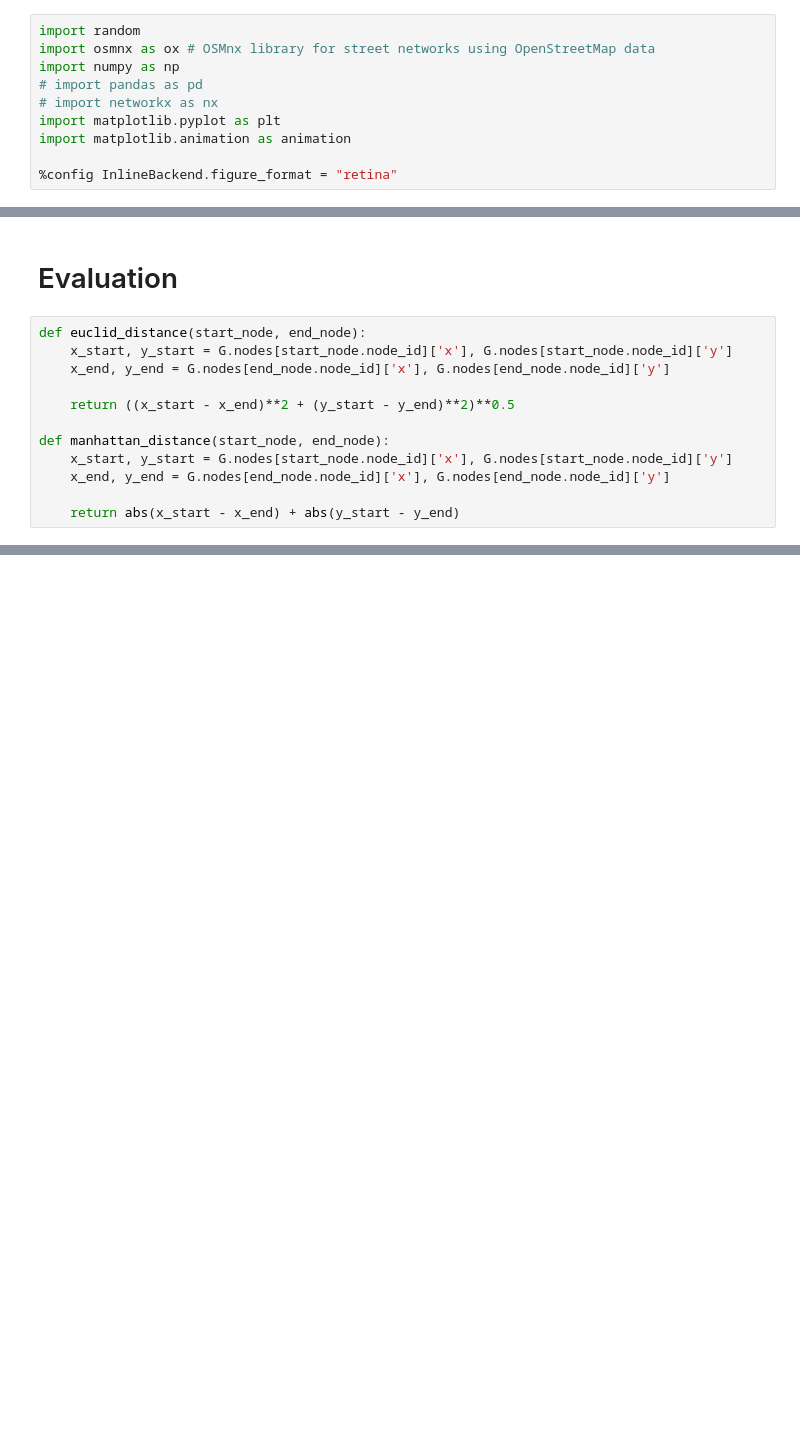
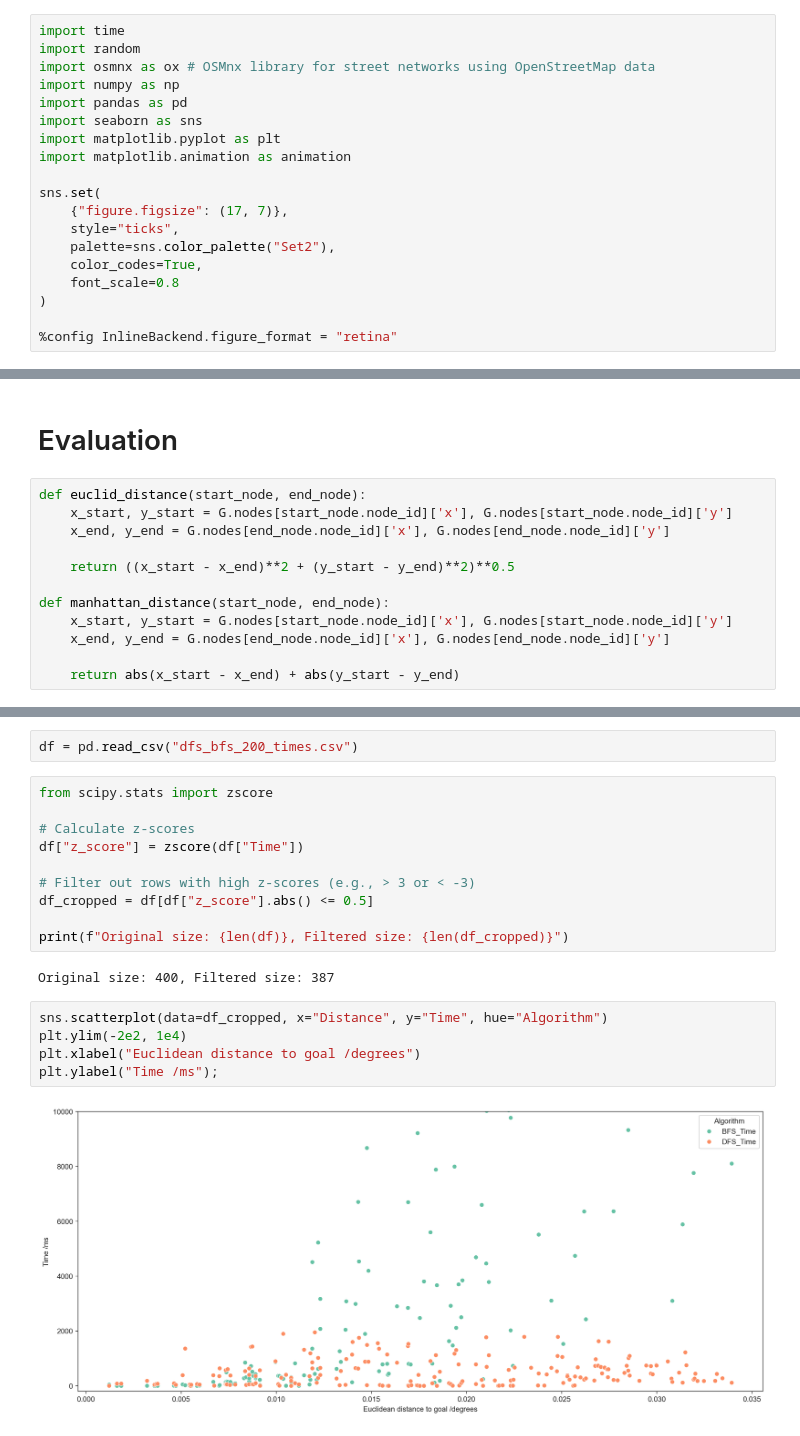
Before and after one commit to Hal609/AIP_map_search, a Jupyter notebook: map_search.ipynb, the cells around one changed output, grey strips where cells are left out. Saved outputs shown, nothing was run; the diff lists cells and outputs as text; blank space fills up the shorter version.

Commit message:
Add some timings and visualisations

```diff
--- a/map_search.ipynb
+++ b/map_search.ipynb
@@ -1,14 +1,23 @@
 # %% [markdown]
 # Imports
 # %%
+import time
 import random
 import osmnx as ox # OSMnx library for street networks using OpenStreetMap data
 import numpy as np
-# import pandas as pd
-# import networkx as nx
+import pandas as pd
+import seaborn as sns
 import matplotlib.pyplot as plt
 import matplotlib.animation as animation
 
+sns.set(
+    {"figure.figsize": (17, 7)},
+    style="ticks",
+    palette=sns.color_palette("Set2"),
+    color_codes=True,
+    font_scale=0.8
+)
+
 %config InlineBackend.figure_format = "retina"
 # %% [markdown]
 # Create graph
@@ -378,0 +352,21 @@ def manhattan_distance(start_node, end_node):
+# %%
+df = pd.read_csv("dfs_bfs_200_times.csv")
+# %%
+from scipy.stats import zscore
+
+# Calculate z-scores
+df["z_score"] = zscore(df["Time"])
+
+# Filter out rows with high z-scores (e.g., > 3 or < -3)
+df_cropped = df[df["z_score"].abs() <= 0.5]
+
+print(f"Original size: {len(df)}, Filtered size: {len(df_cropped)}")
+# %% [output]
+Original size: 400, Filtered size: 387
+# %%
+sns.scatterplot(data=df_cropped, x="Distance", y="Time", hue="Algorithm")
+plt.ylim(-2e2, 1e4)
+plt.xlabel("Euclidean distance to goal /degrees")
+plt.ylabel("Time /ms");
+# %% [output]
+[figure, added]
```
Also changed, not shown: parts of 8 cells of this notebook, 2 other files.
